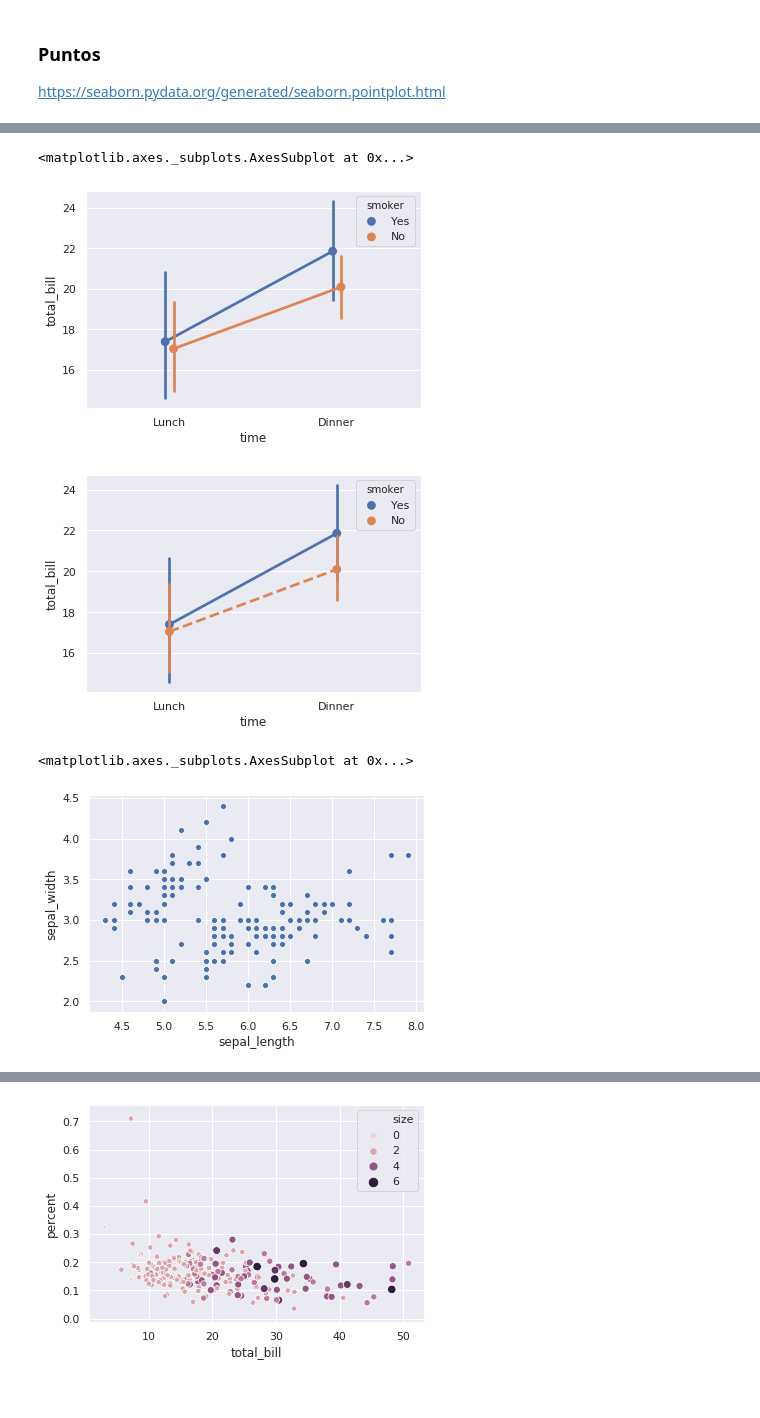
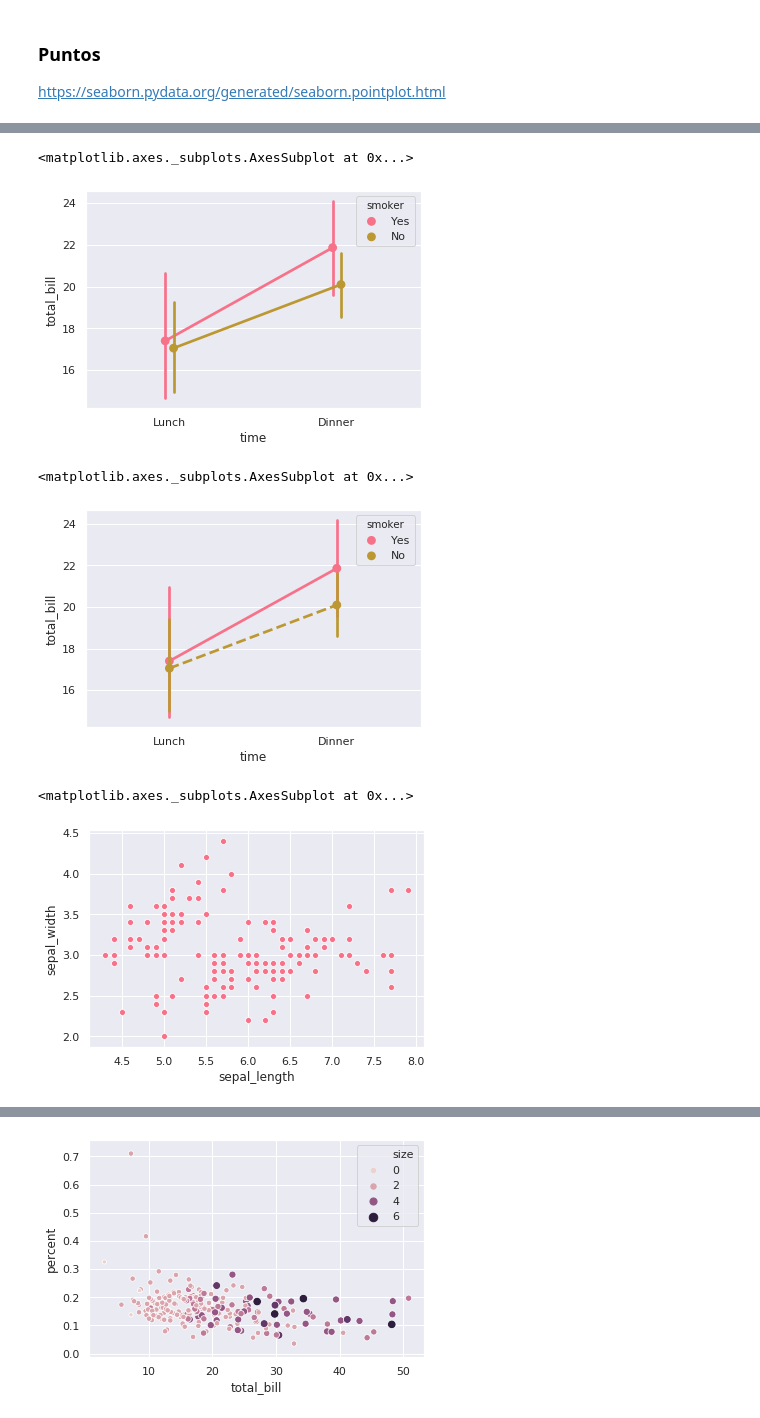
Before and after one commit to danjinich/Curso-python, a Jupyter notebook: Curso 3.ipynb, the cells around one changed output, grey strips where cells are left out. Saved outputs shown, nothing was run; the diff lists cells and outputs as text; code cells hidden in the pictures.

```diff
--- a/Curso 3.ipynb
+++ b/Curso 3.ipynb
@@ -246,3 +277,7 @@ with sns.color_palette("Paired"):
 f.tight_layout()
 # %% [output]
 [figure]
+# %%
+#Dejar una paleta de colores default
+sns.set_palette("husl")
+sns.barplot(x="day", y="total_bill", data=tip)
@@ -325,17 +428,21 @@ sns.pointplot(x="time", y="total_bill", data=tip)
 # %%
-sns.pointplot(x="time", y="total_bill", hue="smoker",
-              data=tip, dodge=True)
+sns.pointplot(x="time", y="total_bill",
+              hue="smoker", data=tip,
+              dodge=True)
 # %% [output]
 <matplotlib.axes._subplots.AxesSubplot at 0x...>
-[figure, old version]
+[figure, new version]
 # %%
-sns.pointplot(x="time", y="total_bill", hue="smoker",
-              data=tip, linestyles=["-", "--"])
+sns.pointplot(x="time", y="total_bill",
+              hue="smoker", data=tip,
+              linestyles=["-", "--"])
 # %% [output]
+<matplotlib.axes._subplots.AxesSubplot at 0x...>
-[figure, old version]
+[figure, new version]
 # %%
-sns.scatterplot(data=iris, x="sepal_length", y="sepal_width")
+sns.scatterplot(data=iris, x="sepal_length",
+                y="sepal_width")
 # %% [output]
 <matplotlib.axes._subplots.AxesSubplot at 0x...>
-[figure, old version]
+[figure, new version]
 # %%
```
Also changed, not shown: parts of 52 cells of this notebook.
